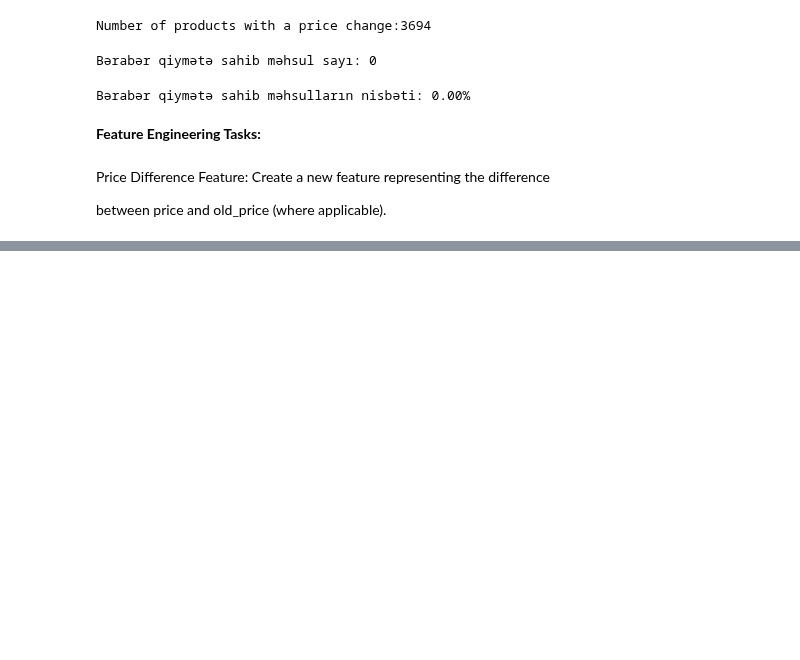
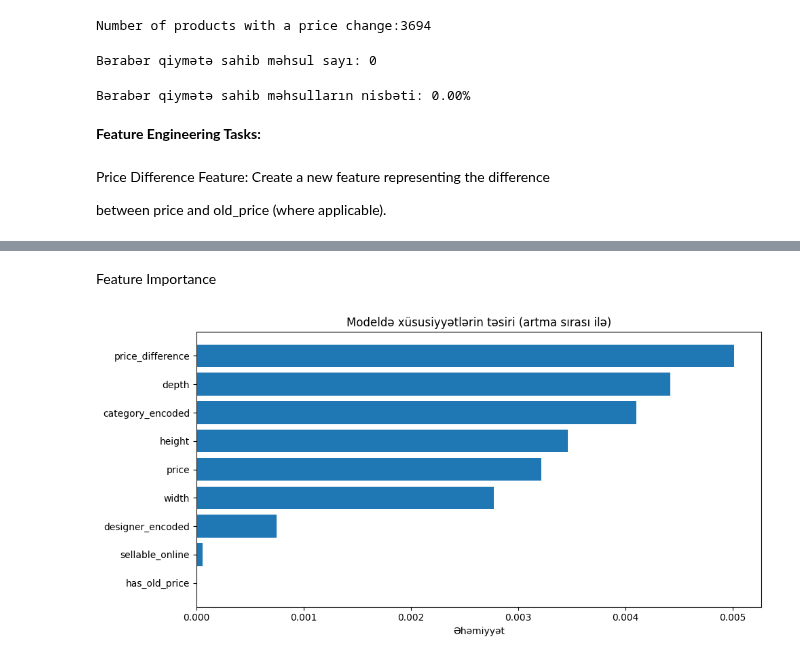
Before and after one commit to Sevinj-joy/Matplotlib_examples, a Jupyter notebook: IKEA/ikea_analysis.ipynb, the cells around one changed output, grey strips where cells are left out. Drawn from its saved outputs; the diff is of its cells as text; code cells hidden in the pictures; blank space fills up the shorter version.

```diff
--- a/IKEA/ikea_analysis.ipynb
+++ b/IKEA/ikea_analysis.ipynb
@@ -2223,0 +2542,20 @@ NaN olan sətirlər:
+# %% [markdown]
+Feature Importance
+# %%
+importance_df = pd.DataFrame({
+    'Feature': model_features,
+    'Importance': RF.feature_importances_[:len(model_features)]
+})
+
+# Ascending sort
+importance_df_sorted = importance_df.sort_values(by='Importance', ascending=True)
+
+# Plot
+plt.figure(figsize=(10, 5))
+plt.barh(importance_df_sorted['Feature'], importance_df_sorted['Importance'])
+plt.xlabel("Əhəmiyyət")
+plt.title("Modeldə xüsusiyyətlərin təsiri (artma sırası ilə)")
+plt.tight_layout()
+plt.show()
+# %% [output]
+[figure, added]
```
Also changed, not shown: parts of 27 cells of this notebook.
